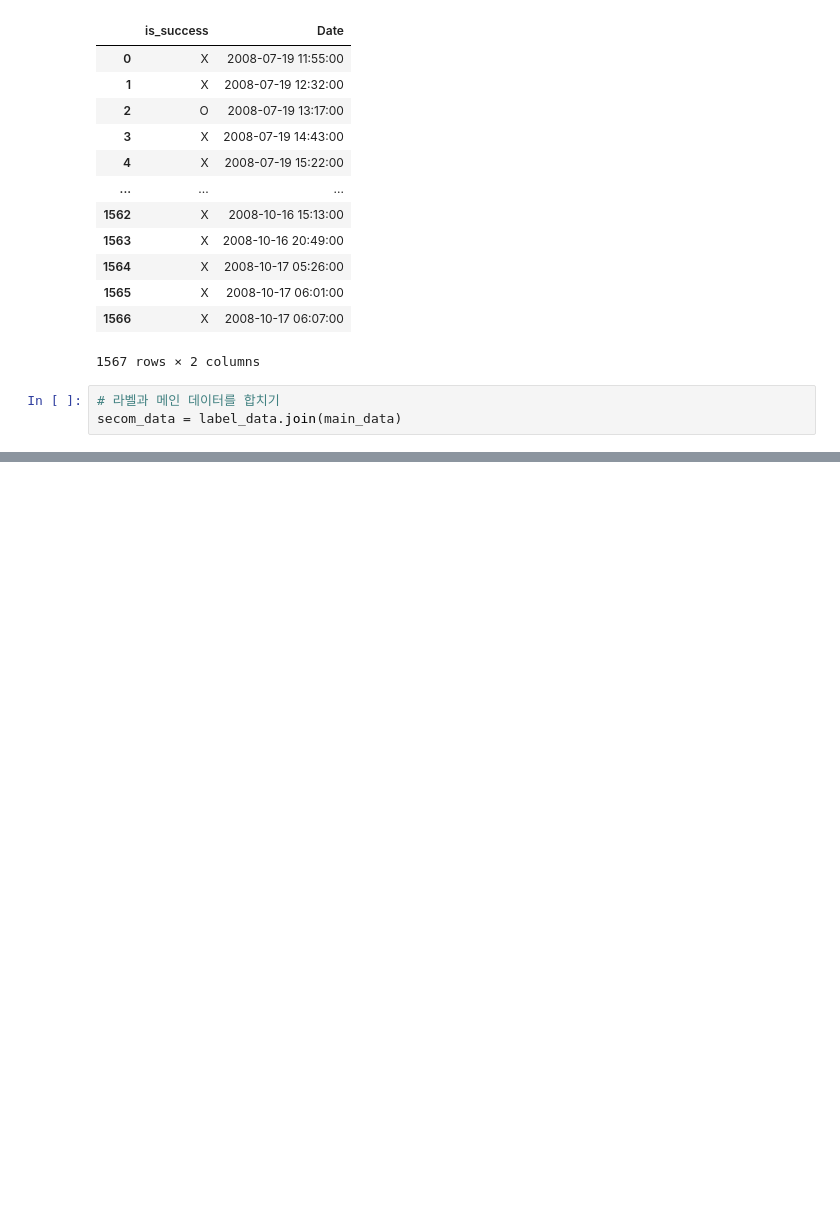
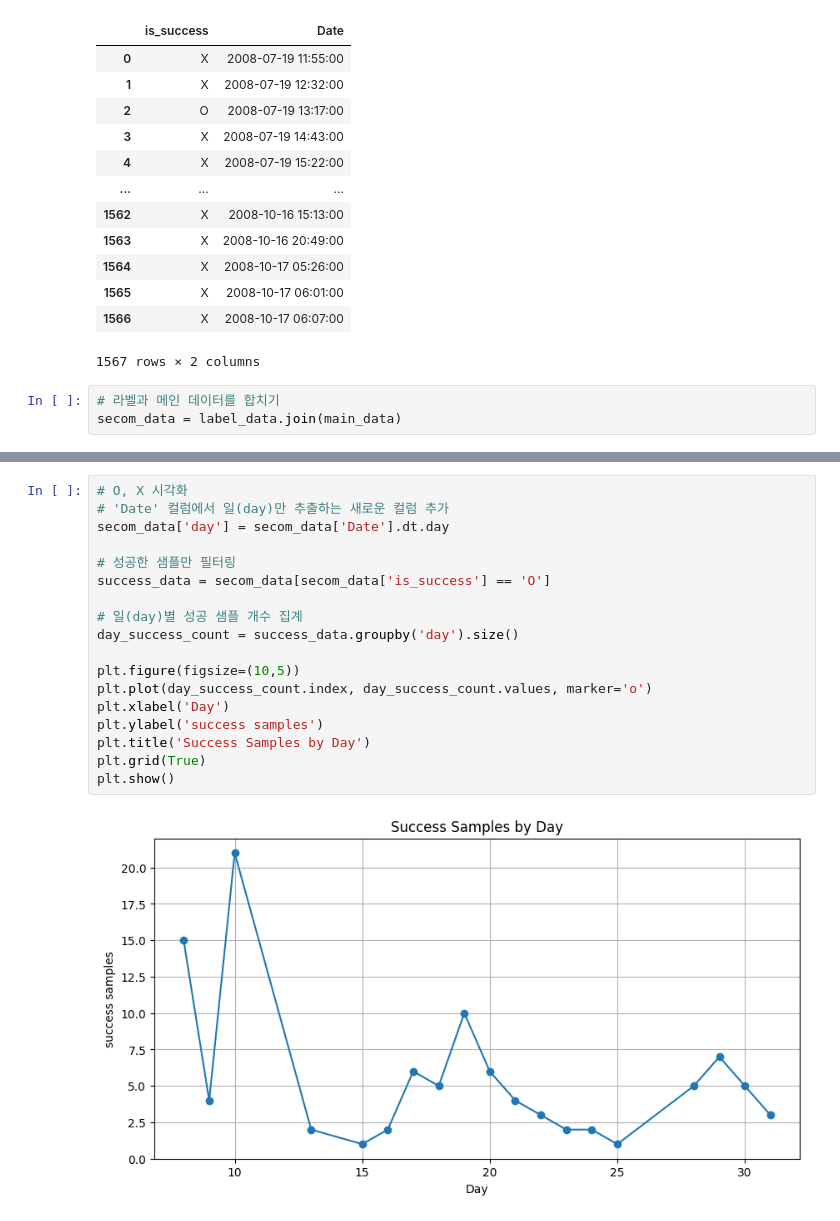
Before and after one commit to naisksh32/fisa05, a Jupyter notebook: Self_Study_DataMining/secomData.ipynb, the cells around one changed output, grey strips where cells are left out. Cells and saved outputs as stored; diff of their text form; blank space fills up the shorter version.

```diff
--- a/Self_Study_DataMining/secomData.ipynb
+++ b/Self_Study_DataMining/secomData.ipynb
@@ -83,0 +81,20 @@ secom_data['is_success'].value_counts().plot(kind='bar')
+# %%
+# O, X 시각화
+# 'Date' 컬럼에서 일(day)만 추출하는 새로운 컬럼 추가
+secom_data['day'] = secom_data['Date'].dt.day
+
+# 성공한 샘플만 필터링
+success_data = secom_data[secom_data['is_success'] == 'O']
+
+# 일(day)별 성공 샘플 개수 집계
+day_success_count = success_data.groupby('day').size()
+
+plt.figure(figsize=(10,5))
+plt.plot(day_success_count.index, day_success_count.values, marker='o')
+plt.xlabel('Day')
+plt.ylabel('success samples')
+plt.title('Success Samples by Day')
+plt.grid(True)
+plt.show()
+# %% [output]
+[figure, added]
```
Also changed, not shown: parts of 2 cells of this notebook, 3 other files.
